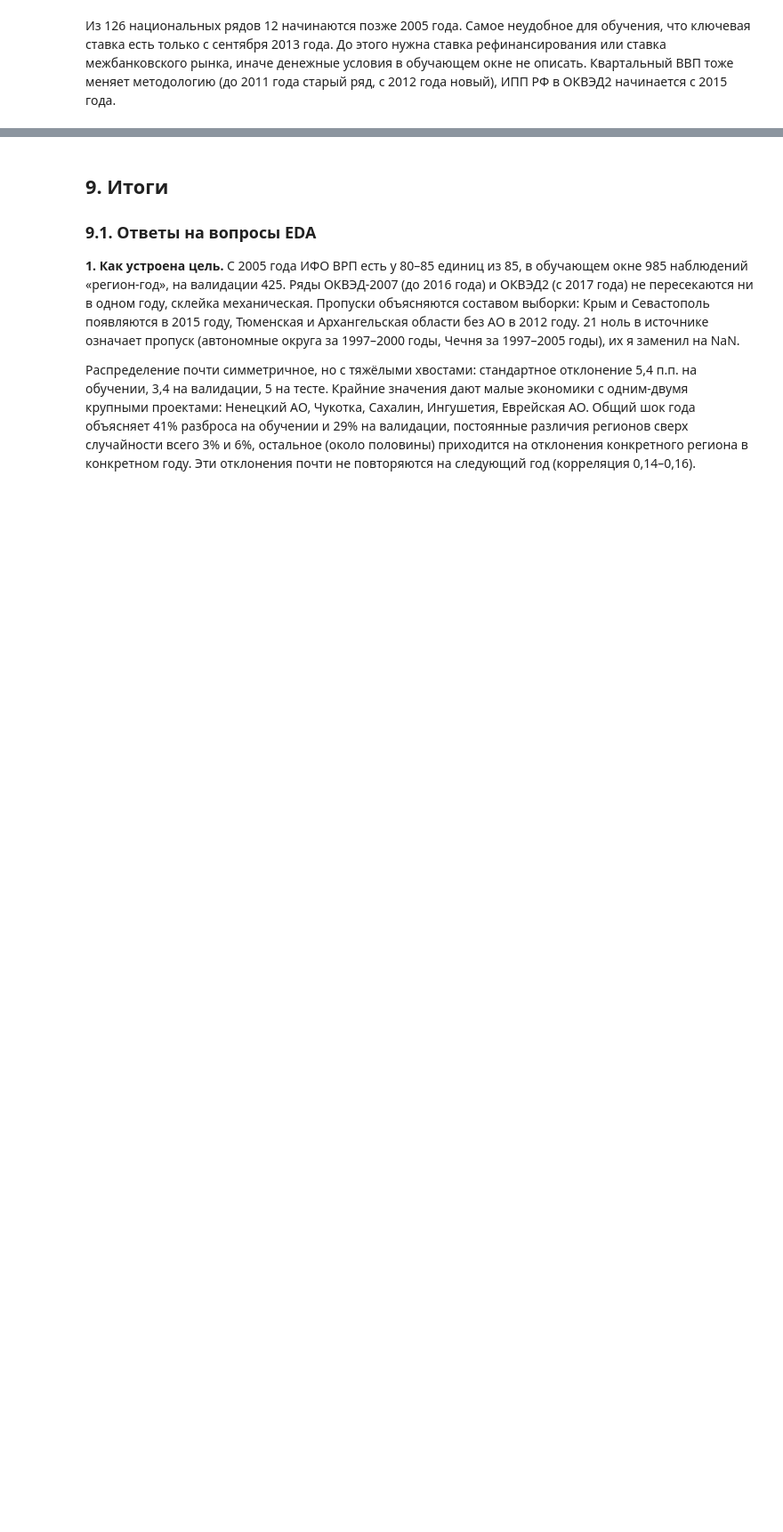
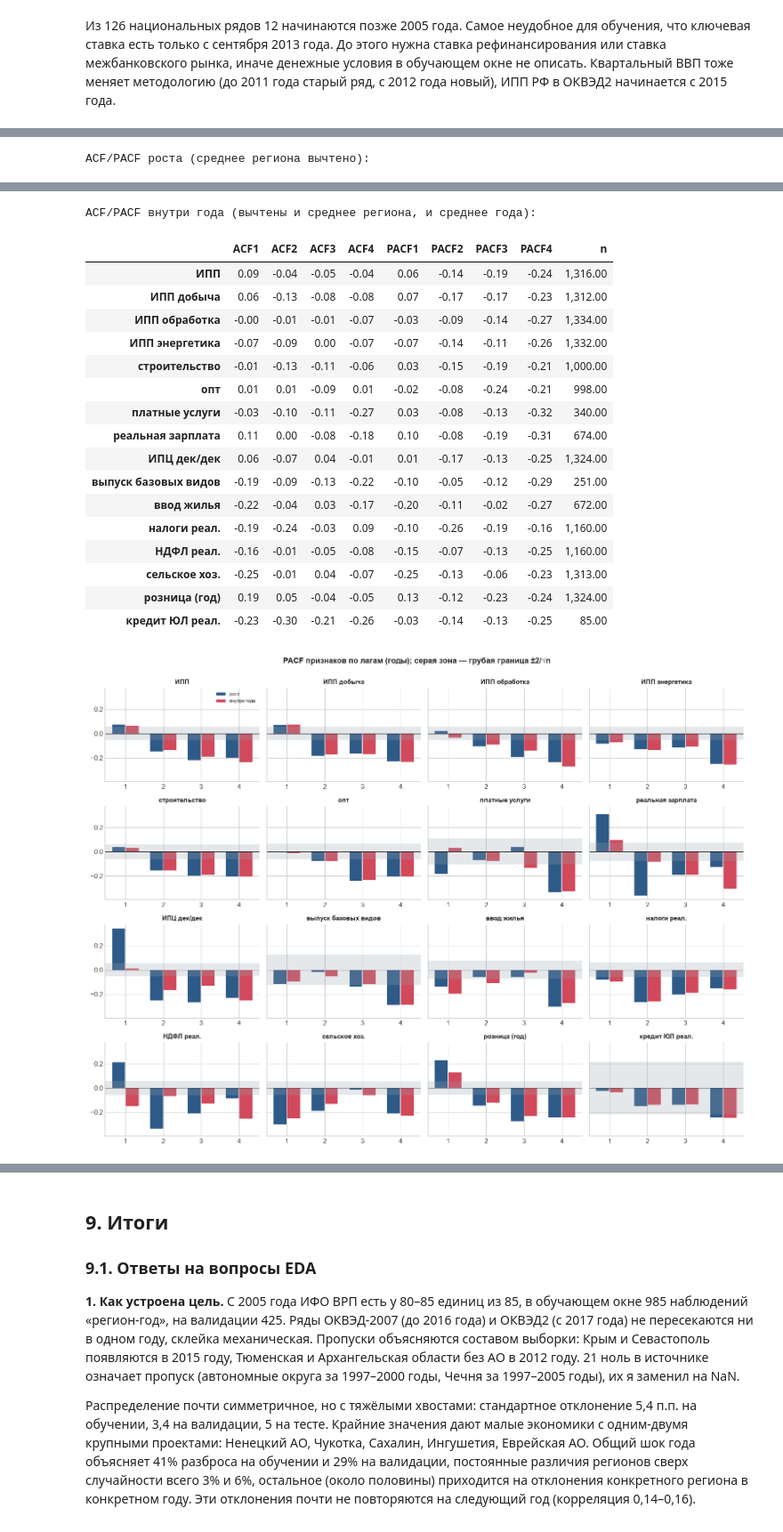
Before and after one commit to shdw53/macroeconomic-nowcasting, a Jupyter notebook: EDA/eda.ipynb, the cells around one changed output, grey strips where cells are left out. Shown at 89% size. Saved outputs shown, nothing was run; the diff lists cells and outputs as text; code cells hidden in the pictures; blank space fills up the shorter version.

```diff
--- a/EDA/eda.ipynb
+++ b/EDA/eda.ipynb
@@ -1213,0 +1404,52 @@ nat_cov[nat_cov["начало"] > "2005-01-01"]
+# %%
+NLAGS = 4
+
+
+def pooled_acf(f, a=TRAIN[0], b=TEST[1], nlags=NLAGS, by_year=False):
+    P = Fw.pivot(index="region_id", columns="year", values=f).reindex(columns=range(a, b + 1))
+    P = P.sub(P.mean(axis=1), axis=0)                  # вычли среднее региона
+    if by_year:
+        P = P.sub(P.mean(axis=0), axis=1)              # и среднее года (убрать общий шок)
+    v = P.values
+    var = np.nanmean(v ** 2)
+    acf, n_used = [1.0], []
+    for k in range(1, nlags + 1):
+        x, xl = v[:, k:], v[:, :-k]
+        m = ~(np.isnan(x) | np.isnan(xl))
+        acf.append((x[m] * xl[m]).mean() / var)
+        n_used.append(m.sum())
+    pacf = levinson_durbin(np.array(acf), nlags=nlags, isacov=False)[2]
+    return np.array(acf), pacf, int(min(n_used))
+
+
+def acf_table(by_year):
+    out = {}
+    for f in COLS:
+        acf, pacf, n = pooled_acf(f, by_year=by_year)
+        out[f] = {**{f"ACF{k}": acf[k] for k in range(1, NLAGS + 1)},
+                  **{f"PACF{k}": pacf[k] for k in range(1, NLAGS + 1)}, "n": n}
+    return pd.DataFrame(out).T
+
+
+print("ACF/PACF роста (среднее региона вычтено):")
+display(acf_table(by_year=False).round(2))
+print("ACF/PACF внутри года (вычтены и среднее региона, и среднее года):")
+display(acf_table(by_year=True).round(2))
+
+fig, axes = plt.subplots(nrow, ncol, figsize=(14, 2.6 * nrow), sharey=True)
+for ax, f in zip(axes.ravel(), COLS):
+    for shift, by_year, color, lab in [(-0.18, False, C_MAIN, "рост"), (0.18, True, C_ACC, "внутри года")]:
+        acf, pacf, n = pooled_acf(f, by_year=by_year)
+        ax.bar(np.arange(1, NLAGS + 1) + shift, pacf[1:], width=0.34, color=color, label=lab)
+    ax.axhspan(-2 / np.sqrt(n), 2 / np.sqrt(n), color="#9AA5B1", alpha=0.25, lw=0)
+    ax.axhline(0, color="black", lw=0.5)
+    ax.set_xticks(range(1, NLAGS + 1))
+    ax.set_title(f, fontsize=10)
+for ax in axes.ravel()[len(COLS):]:
+    ax.axis("off")
+axes.ravel()[0].legend(fontsize=7)
+fig.suptitle("PACF признаков по лагам (годы); серая зона — грубая граница ±2/√n", y=1.00, fontweight="bold")
+plt.tight_layout()
+plt.show()
+# %% [output]
+ACF/PACF роста (среднее региона вычтено):
@@ -1213,0 +1473,19 @@ nat_cov[nat_cov["начало"] > "2005-01-01"]
+ACF/PACF внутри года (вычтены и среднее региона, и среднее года):
+|  | ACF1 | ACF2 | ACF3 | ACF4 | PACF1 | PACF2 | PACF3 | PACF4 | n |
+| ИПП | 0.09 | -0.04 | -0.05 | -0.04 | 0.06 | -0.14 | -0.19 | -0.24 | 1,316.00 |
+| ИПП добыча | 0.06 | -0.13 | -0.08 | -0.08 | 0.07 | -0.17 | -0.17 | -0.23 | 1,312.00 |
+| ИПП обработка | -0.00 | -0.01 | -0.01 | -0.07 | -0.03 | -0.09 | -0.14 | -0.27 | 1,334.00 |
+| ИПП энергетика | -0.07 | -0.09 | 0.00 | -0.07 | -0.07 | -0.14 | -0.11 | -0.26 | 1,332.00 |
+| строительство | -0.01 | -0.13 | -0.11 | -0.06 | 0.03 | -0.15 | -0.19 | -0.21 | 1,000.00 |
+| опт | 0.01 | 0.01 | -0.09 | 0.01 | -0.02 | -0.08 | -0.24 | -0.21 | 998.00 |
+| платные услуги | -0.03 | -0.10 | -0.11 | -0.27 | 0.03 | -0.08 | -0.13 | -0.32 | 340.00 |
+| реальная зарплата | 0.11 | 0.00 | -0.08 | -0.18 | 0.10 | -0.08 | -0.19 | -0.31 | 674.00 |
+| ИПЦ дек/дек | 0.06 | -0.07 | 0.04 | -0.01 | 0.01 | -0.17 | -0.13 | -0.25 | 1,324.00 |
+| выпуск базовых видов | -0.19 | -0.09 | -0.13 | -0.22 | -0.10 | -0.05 | -0.12 | -0.29 | 251.00 |
+| ввод жилья | -0.22 | -0.04 | 0.03 | -0.17 | -0.20 | -0.11 | -0.02 | -0.27 | 672.00 |
+| налоги реал. | -0.19 | -0.24 | -0.03 | 0.09 | -0.10 | -0.26 | -0.19 | -0.16 | 1,160.00 |
+| НДФЛ реал. | -0.16 | -0.01 | -0.05 | -0.08 | -0.15 | -0.07 | -0.13 | -0.25 | 1,160.00 |
+| сельское хоз. | -0.25 | -0.01 | 0.04 | -0.07 | -0.25 | -0.13 | -0.06 | -0.23 | 1,313.00 |
+| розница (год) | 0.19 | 0.05 | -0.04 | -0.05 | 0.13 | -0.12 | -0.23 | -0.24 | 1,324.00 |
+| кредит ЮЛ реал. | -0.23 | -0.30 | -0.21 | -0.26 | -0.03 | -0.14 | -0.13 | -0.25 | 85.00 |
+[figure, added]
```
Also changed, not shown: parts of 11 cells of this notebook.
